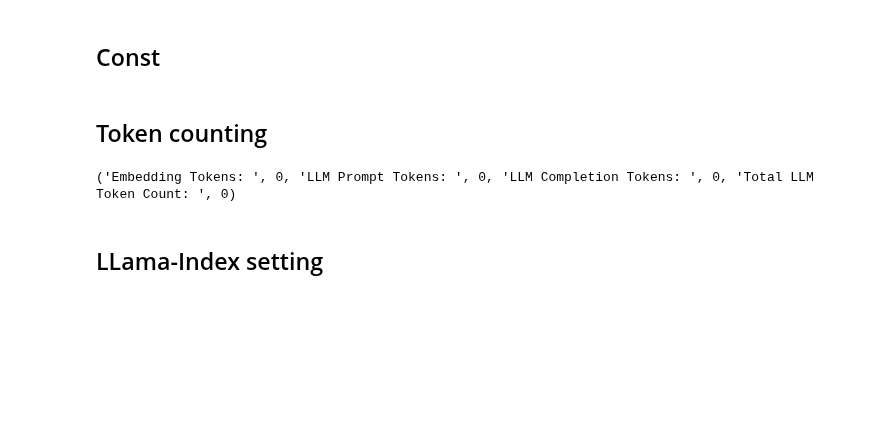
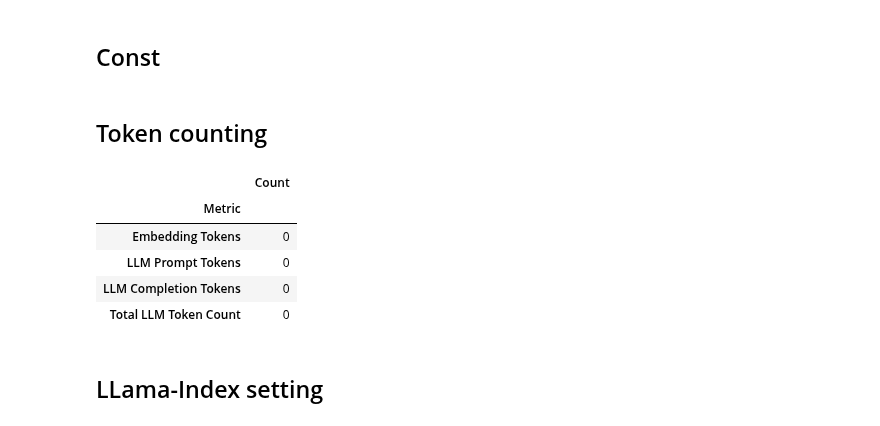
Before and after one commit to XinyueZ/chat-your-doc, a Jupyter notebook: notebooks/llamaindex_query_router.ipynb, the cells around one changed output. Saved outputs shown, nothing was run; the diff lists cells and outputs as text; code cells hidden in the pictures; blank space fills up the shorter version.

Commit message:
adjust query router prompt and model

```diff
--- a/notebooks/llamaindex_query_router.ipynb
+++ b/notebooks/llamaindex_query_router.ipynb
@@ -45,29 +45,32 @@ from llama_index.core.callbacks import TokenCountingHandler
 import tiktoken
 
 token_counter = TokenCountingHandler(
-    tokenizer=tiktoken.encoding_for_model("gpt-3.5-turbo").encode
+    tokenizer=tiktoken.encoding_for_model( "gpt-4o-mini").encode,
+    verbose=verbose,
 )
 # %%
-def print_token_counter(counter: TokenCountingHandler):
-    pp(
-        (
-            "Embedding Tokens: ",
-            counter.total_embedding_token_count,
-            "LLM Prompt Tokens: ",
-            counter.prompt_llm_token_count,
-            "LLM Completion Tokens: ",
-            counter.completion_llm_token_count,
-            "Total LLM Token Count: ",
-            counter.total_llm_token_count,
-        )
-    )
+import pandas as pd
+
+def get_df_token_counter(counter: TokenCountingHandler) -> pd.DataFrame:
+    data = {
+        'Metric': ['Embedding Tokens', 'LLM Prompt Tokens', 'LLM Completion Tokens', 'Total LLM Token Count'],
+        'Count': [counter.total_embedding_token_count, counter.prompt_llm_token_count, counter.completion_llm_token_count, counter.total_llm_token_count]
+    }
+    df = pd.DataFrame(data)
+    df.set_index('Metric', inplace=True)
 
     counter.reset_counts()
+    return df
 
-
-print_token_counter(token_counter)
+df = get_df_token_counter(token_counter)
+df.head()
 # %% [output]
-('Embedding Tokens: ', 0, 'LLM Prompt Tokens: ', 0, 'LLM Completion Tokens: ', 0, 'Total LLM Token Count: ', 0)
+|  | Count |
+| Metric |  |
+| Embedding Tokens | 0 |
+| LLM Prompt Tokens | 0 |
+| LLM Completion Tokens | 0 |
+| Total LLM Token Count | 0 |
 # %% [markdown]
 ## LLama-Index setting
 # %%
```
Also changed, not shown: parts of 19 cells of this notebook.
